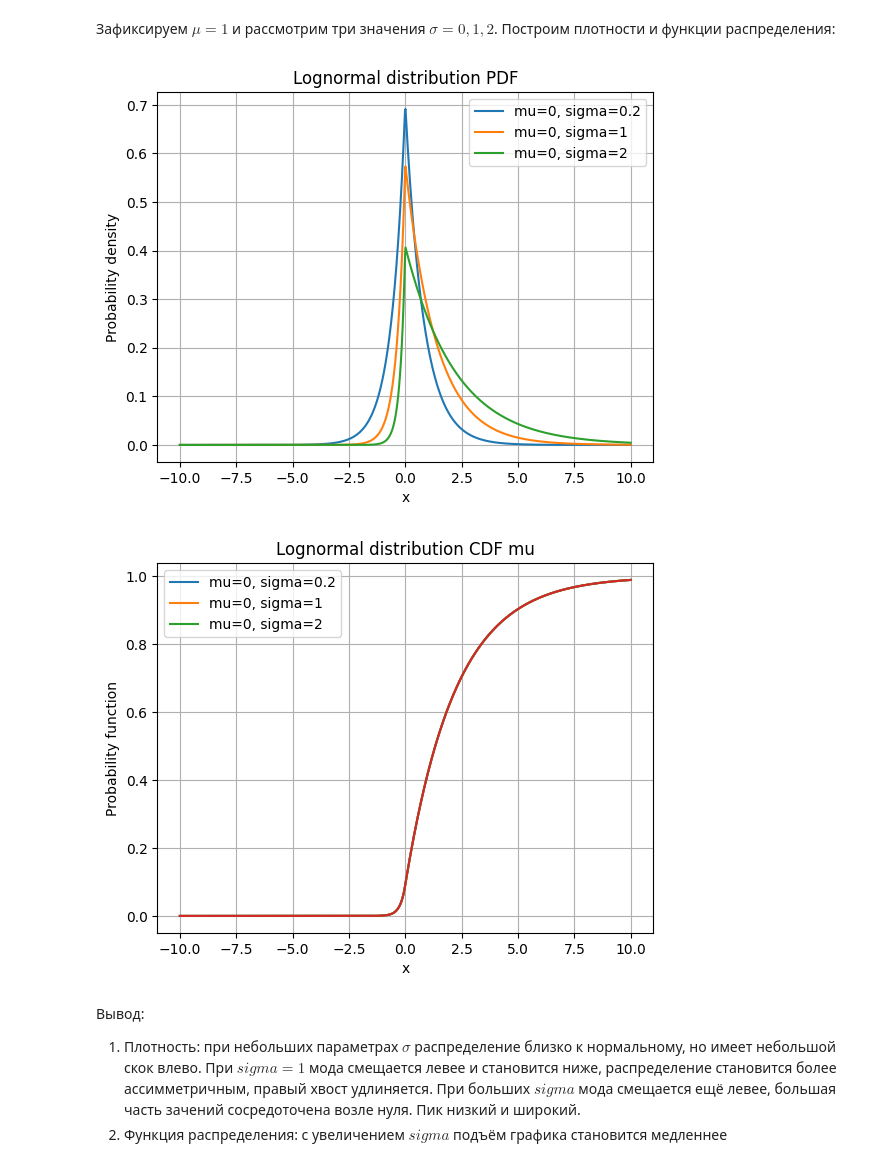
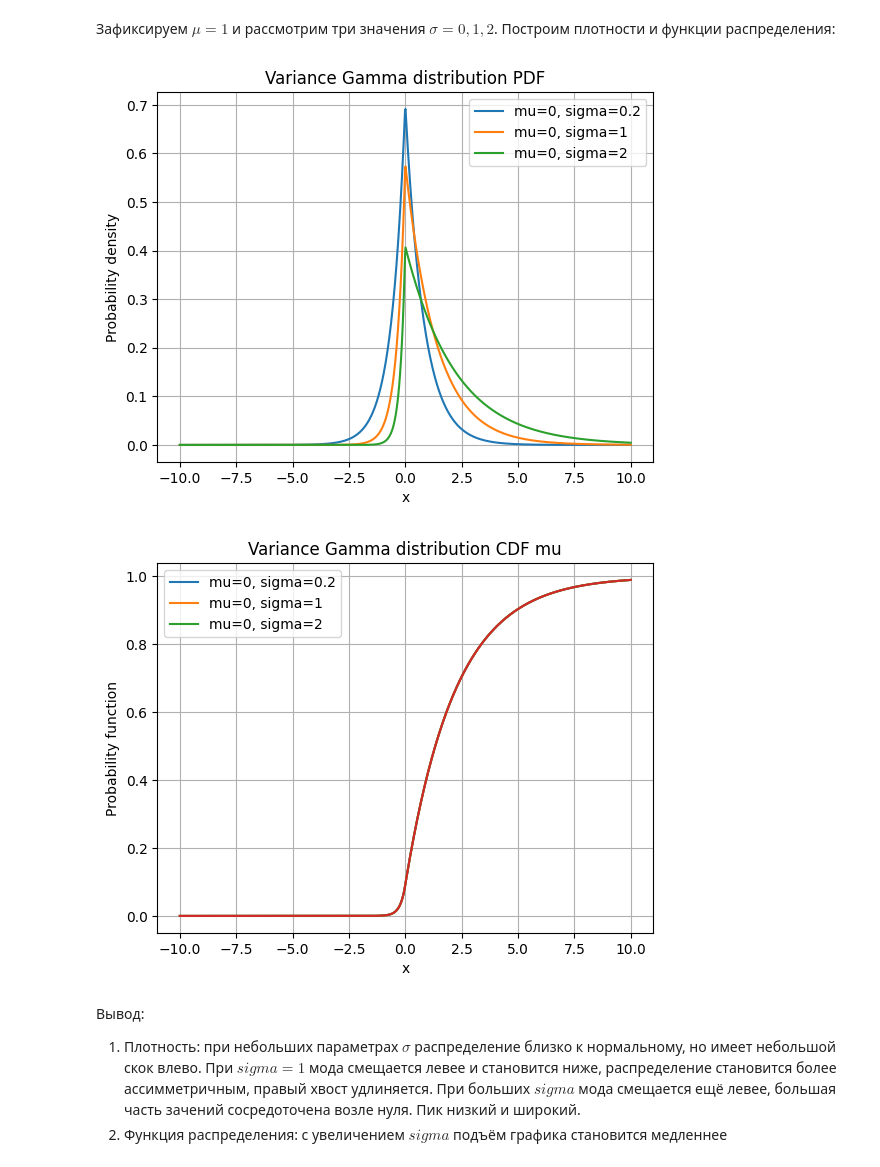
Before and after one commit to Klimentij-Kvl/famcs-archive, a Jupyter notebook: 3-year/Statistical Analysis of Time Series/lab2_kovalevskij.ipynb, the cells around one changed output. Drawn from its saved outputs; the diff is of its cells as text; code cells hidden in the pictures.

```diff
--- a/3-year/Statistical Analysis of Time Series/lab2_kovalevskij.ipynb
+++ b/3-year/Statistical Analysis of Time Series/lab2_kovalevskij.ipynb
@@ -62,6 +61,7 @@ class VarianceGamma:
         sigma = self.sigma
         nu = self.nu
         theta = self.theta
+
         temp1 = 2.0 / ( sigma * (2.0 *np.pi)**0.5*nu**(1/nu)*special.gamma(1/nu) )
         temp2 = ((2*sigma**2/nu+theta**2)**0.5)**(0.5-1/nu)
         temp3 = np.exp(theta*(x-mu)/sigma**2) * abs(x-mu)**(1/nu - 0.5)
@@ -72,7 +72,12 @@ class VarianceGamma:
         return quad(self.pdf, -np.inf, x)[0]
 
     def cdf(self, x: np.ndarray):
-        return [self.cdf_one_point(i) for i in x]
+        x = np.asarray(x)
+        res = np.empty_like(x, dtype=float)
+        # Используем ndenumerate для обхода элементов любой формы
+        for idx, xi in np.ndenumerate(x):
+            res[idx] = self.cdf_one_point(xi)
+        return res
 # %% [markdown]
 ### 2. Графики плотности и функции распределения.
 # %% [markdown]
@@ -113,31 +118,31 @@ plt.show()
 # %%
 x: np.ndarray = np.linspace(-10, 10, 1000)
 
 for i in SIGMA_ARR:
     distr = VarianceGamma(MU, i, SIGMA, NU)
     y = distr.pdf(x)
     plt.plot(x, y, label=f"mu={MU}, sigma={i}")
 plt.xlabel("x")
 plt.ylabel("Probability density")
-plt.title("Lognormal distribution PDF")
+plt.title("Variance Gamma distribution PDF")
 plt.grid(True)
 plt.legend()
 plt.show()
 
 for i in SIGMA_ARR:
     lognorm_distr = VarianceGamma(MU, i, SIGMA, NU)
     y = distr.cdf(x)
     plt.plot(x, y, label=f"mu={MU}, sigma={i}")
 plt.plot(x, y)
 plt.xlabel("x")
 plt.ylabel("Probability function")
-plt.title("Lognormal distribution CDF mu")
+plt.title("Variance Gamma distribution CDF mu")
 plt.grid(True)
 plt.legend()
 plt.show()
 # %% [output]
-[figure, old version]
+[figure, new version]
-[figure, old version]
+[figure, new version]
 # %% [markdown]
 Вывод:
 1. Плотность: при небольших параметрах $\sigma$ распределение близко к нормальному, но имеет небольшой скок влево. При $sigma=1$ мода смещается левее и становится ниже, распределение становится более ассимметричным, правый хвост удлиняется. При больших $sigma$ мода смещается ещё левее, большая часть зачений сосредоточена возле нуля. Пик низкий и широкий.
```
Also changed, not shown: parts of 8 cells of this notebook.
